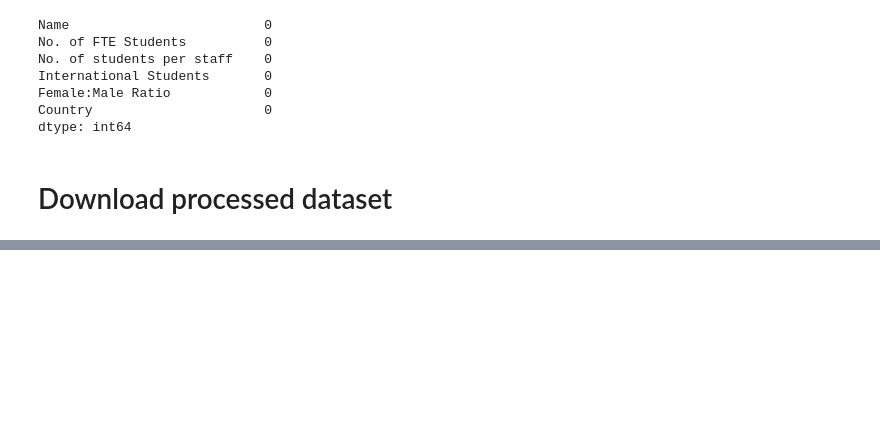
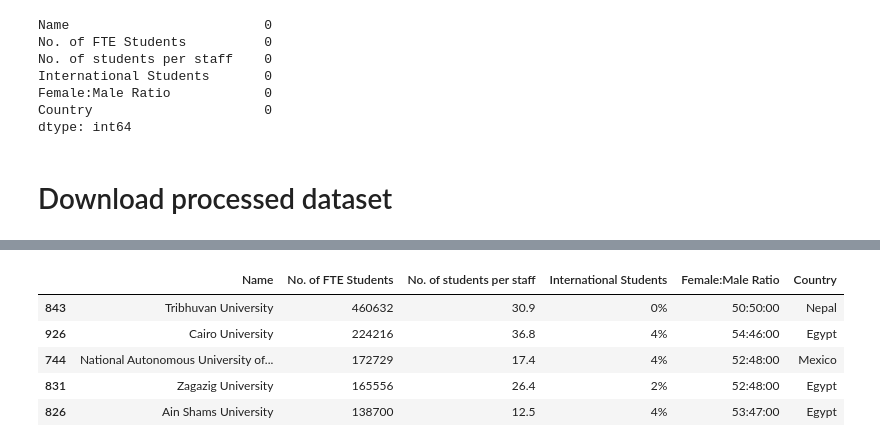
Before and after one commit to acmcsufoss/fullypack_data_science, a Jupyter notebook: Simple_Analysis.ipynb, the cells around one changed output, grey strips where cells are left out. Saved outputs shown, nothing was run; the diff lists cells and outputs as text; code cells hidden in the pictures; blank space fills up the shorter version.

```diff
--- a/Simple_Analysis.ipynb
+++ b/Simple_Analysis.ipynb
@@ -140,0 +173,10 @@ files.download('fullypack_ds_dataset.csv')
+# %%
+new_df = new_df.sort_values(by='No. of FTE Students', ascending=False) #sort dataframe to largest to smallest # students
+new_df.head()
+# %% [output]
+|  | Name | No. of FTE Students | No. of students per staff | International Students | Female:Male Ratio | Country |
+| 843 | Tribhuvan University | 460632 | 30.9 | 0% | 50:50:00 | Nepal |
+| 926 | Cairo University | 224216 | 36.8 | 4% | 54:46:00 | Egypt |
+| 744 | National Autonomous University of... | 172729 | 17.4 | 4% | 52:48:00 | Mexico |
+| 831 | Zagazig University | 165556 | 26.4 | 2% | 52:48:00 | Egypt |
+| 826 | Ain Shams University | 138700 | 12.5 | 4% | 53:47:00 | Egypt |
```
Also changed, not shown: parts of 16 cells of this notebook.
